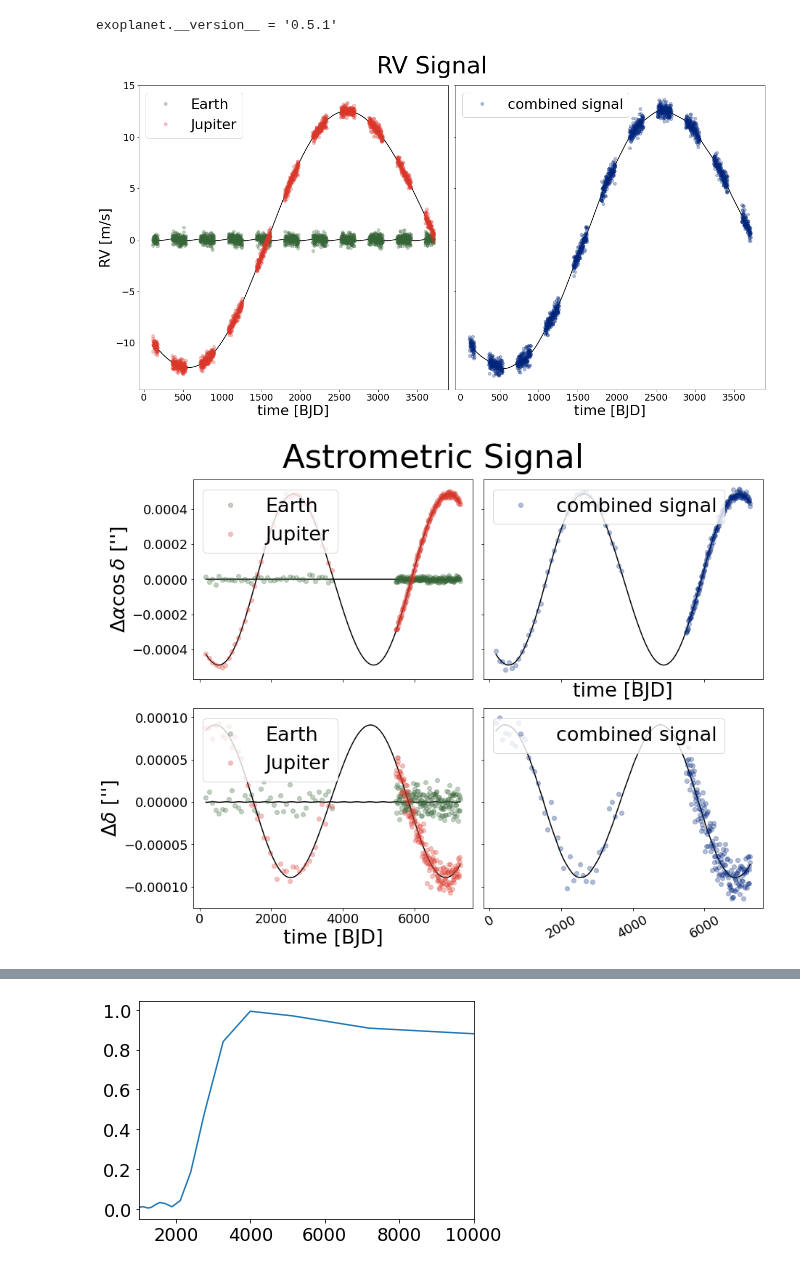
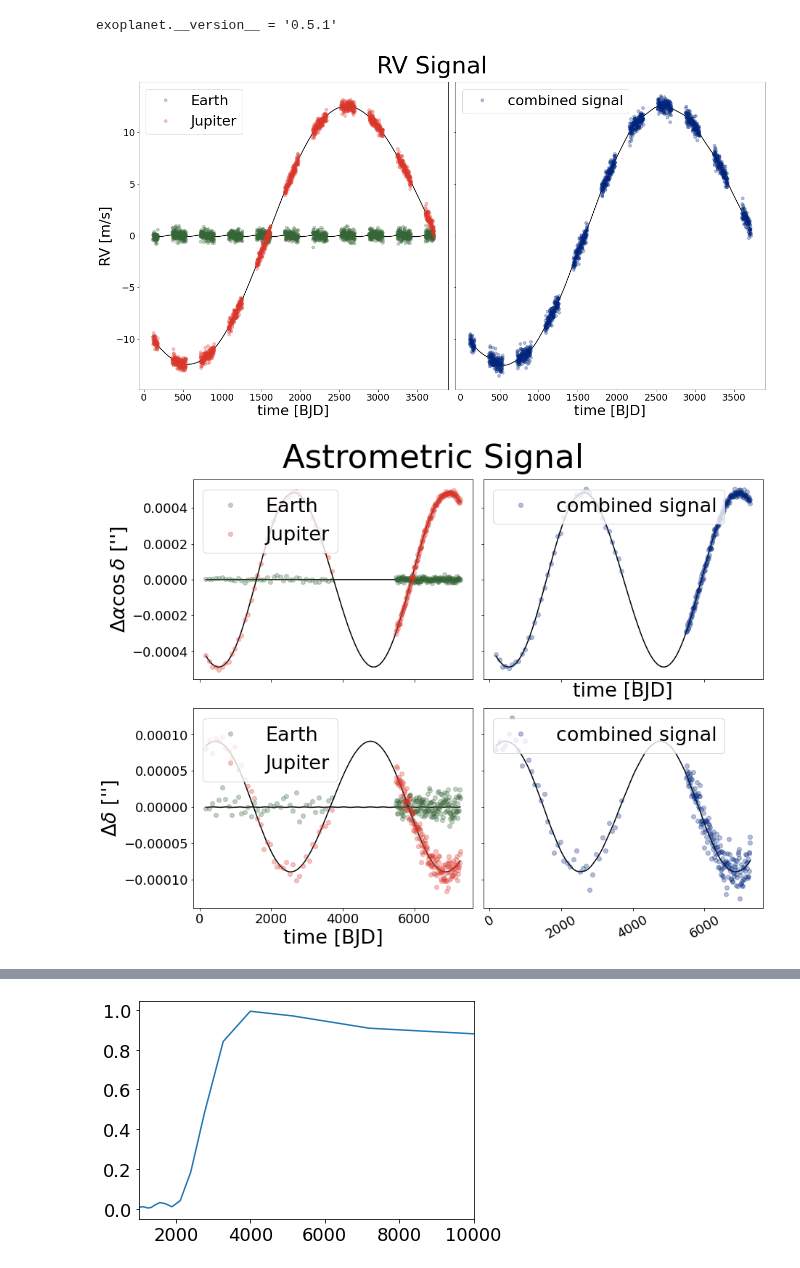
Before and after one commit to dyahalomi/roman_astrometry, a Jupyter notebook: Code/model_data.ipynb, the cells around one changed output, grey strips where cells are left out. Saved outputs shown, nothing was run; the diff lists cells and outputs as text; code cells hidden in the pictures.

```diff
--- a/Code/model_data.ipynb
+++ b/Code/model_data.ipynb
@@ -81,34 +81,34 @@ orbit_params_jup = [P_jup, e_jup, Tper_jup, omega_jup, Omega_jup, inclination_ju
 
 n_planets = 2
 orbit_params = [orbit_params_earth, orbit_params_jup]
 
 
 sigma_rv = 0.3
 
-sigma_ra = 1e-5
-sigma_dec = 1e-5
+sigma_ra = 1e-6
+sigma_dec = 1e-6
 parallax = 0.1
 
 
 
 times, rv_results, theta_results, rho_results = simulate_and_plot(
     n_planets,
     sigma_rv,
     sigma_ra,
     sigma_dec,
     parallax,
     orbit_params,
     ['#366537', '#db372b', '#00257c'],
     ['Earth', 'Jupiter'],
     times_observed_rv = times_observed_rv,
     times_observed_astrometry = times_observed_astrometry
     )
 
 
 [[times_rv, times_observed_rv, times_astrometry, times_observed_astrometry],
 [rv_orbit, rv_orbit_sum, rv_sim, rv_sim_sum],
 [ra_orbit, ra_orbit_sum, ra_sim, ra_sim_sum],
 [dec_orbit, dec_orbit_sum, dec_sim, dec_sim_sum]]  = times, rv_results, theta_results, rho_results
 # %% [output]
-[figure, old version]
+[figure, new version]
-[figure, old version]
+[figure, new version]
```
Also changed, not shown: parts of 8 cells of this notebook.
